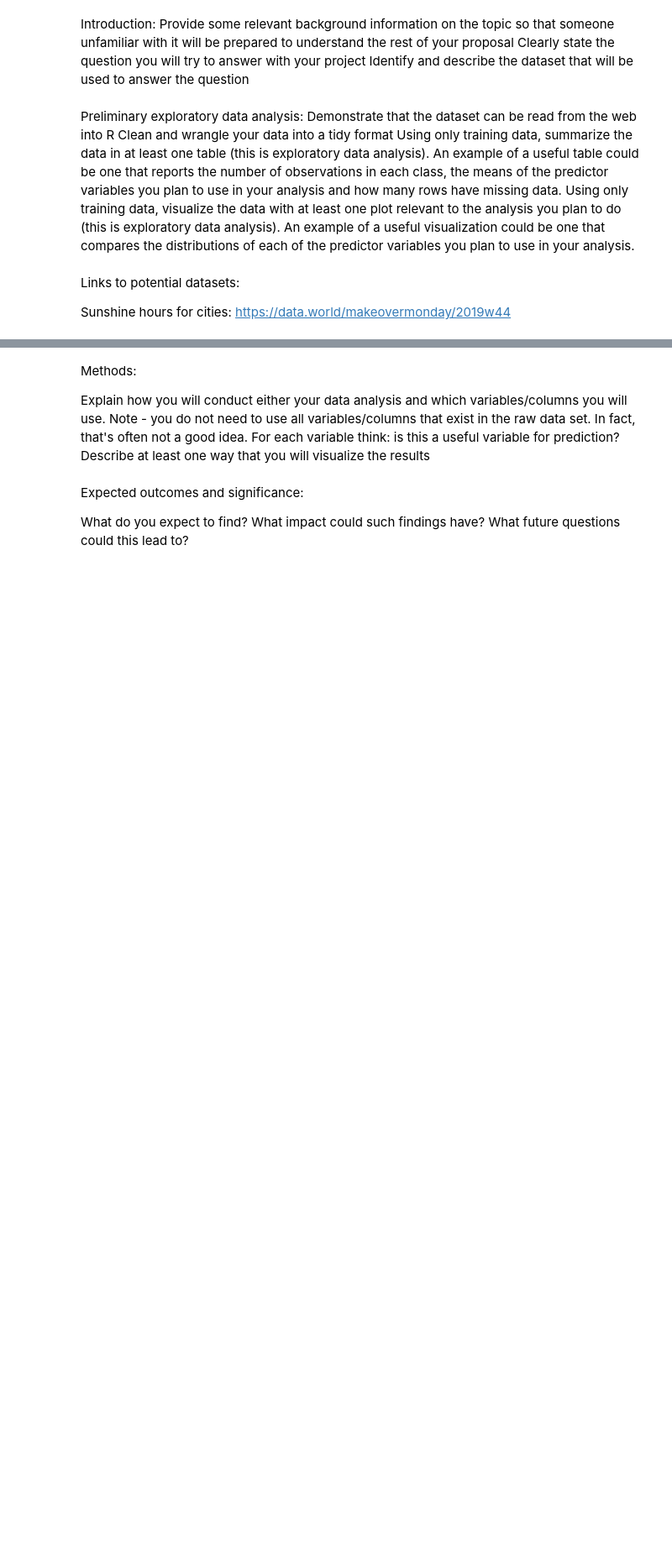
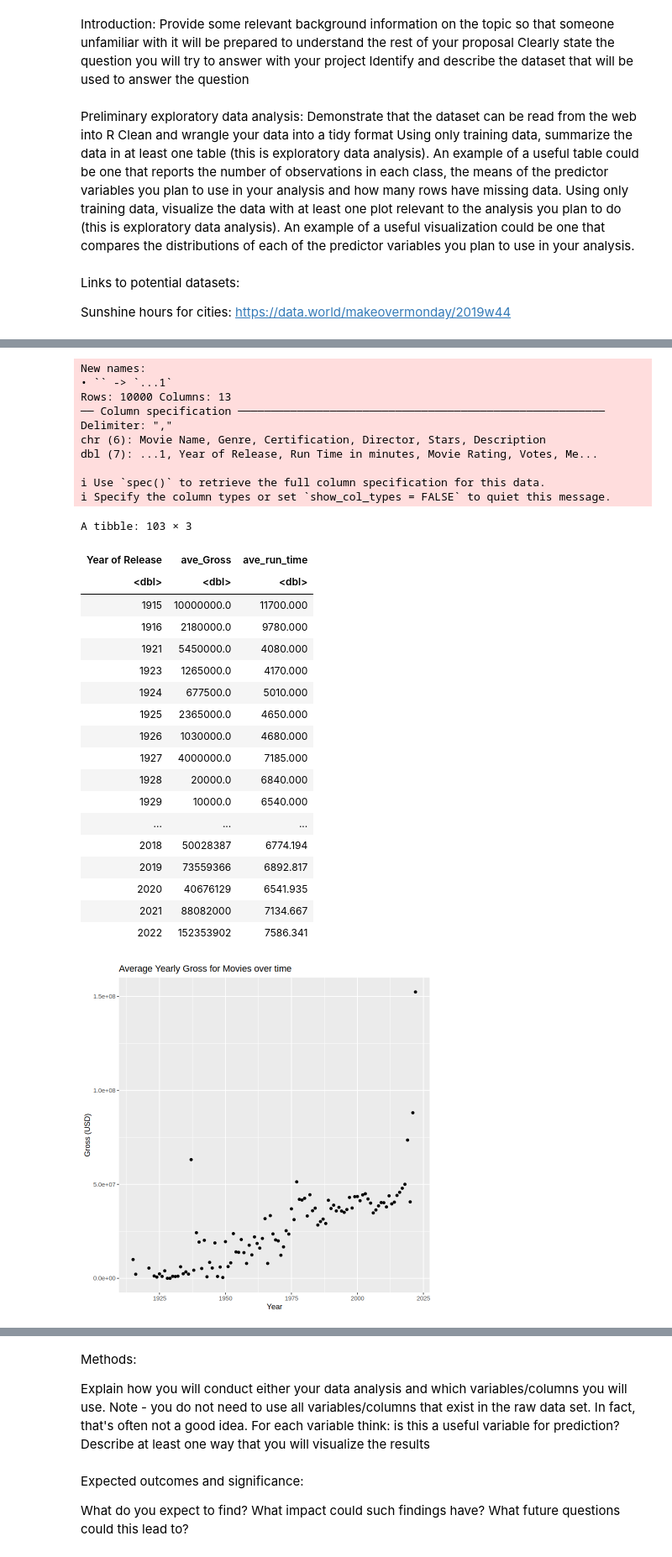
Before and after one commit to anh-dong/dsci-100-2023w1-group-33, a Jupyter notebook: Proposal.ipynb, the cells around one changed output, grey strips where cells are left out. Shown: that part at 84% size. Saved outputs shown, nothing was run; the diff lists cells and outputs as text; code cells hidden in the pictures; blank space fills up the shorter version.

Commit message:
New Dataset

```diff
--- a/Proposal.ipynb
+++ b/Proposal.ipynb
@@ -29,23 +46,56 @@ source("cleanup.R")
+# %%
+movies <- read_csv("data/Movies.csv")
+# Data from https://www.kaggle.com/datasets/ashpalsingh1525/imdb-movies-dataset
 # %%
-movies <- read_csv("data/Movies.csv") |>
+movies <- movies |>
     select(`Year of Release`, `Movie Rating`, Gross, `Run Time in minutes`) |>
     na.omit() |>
-    filter(`Year of Release` > 0 && `Movie Rating` > 0 && Gross > 0) |>
     group_by(`Year of Release`) |>
     summarize(ave_Gross = mean(Gross), ave_run_time = mean(`Run Time in minutes`)*60) |>
     arrange(`Year of Release`)
 movies
 movies_plot <- movies |>
     ggplot(aes(`Year of Release`, ave_Gross)) +
         geom_point() +
         xlab("Year") +
         ylab("Gross (USD)") +
         ggtitle("Average Yearly Gross for Movies over time")
 movies_plot
 movies_plot_2 <- movies |>
     ggplot(aes(`Year of Release`, ave_run_time)) +
         geom_point() +
         xlab("Year") +
         ylab("Runtime (hours)") +
         ggtitle("Movie Length for Movies over time")
 movies_plot_2
+# %% [output]
+New names:
+• `` -> `...1`
+Rows: 10000 Columns: 13
+── Column specification ────────────────────────────────────────────────────────
+Delimiter: ","
+chr (6): Movie Name, Genre, Certification, Director, Stars, Description
+dbl (7): ...1, Year of Release, Run Time in minutes, Movie Rating, Votes, Me...
+
+ℹ Use `spec()` to retrieve the full column specification for this data.
+ℹ Specify the column types or set `show_col_types = FALSE` to quiet this message.
+A tibble: 103 × 3
+| Year of Release | ave_Gross | ave_run_time |
+| <dbl> | <dbl> | <dbl> |
+| 1915 | 10000000.0 | 11700.000 |
+| 1916 | 2180000.0 | 9780.000 |
+| 1921 | 5450000.0 | 4080.000 |
+| 1923 | 1265000.0 | 4170.000 |
+| 1924 | 677500.0 | 5010.000 |
+| 1925 | 2365000.0 | 4650.000 |
+| 1926 | 1030000.0 | 4680.000 |
+| 1927 | 4000000.0 | 7185.000 |
+| 1928 | 20000.0 | 6840.000 |
+| 1929 | 10000.0 | 6540.000 |
+| ... | ... | ... |
+| 2018 | 50028387 | 6774.194 |
+| 2019 | 73559366 | 6892.817 |
+| 2020 | 40676129 | 6541.935 |
+| 2021 | 88082000 | 7134.667 |
+| 2022 | 152353902 | 7586.341 |
+[figure, added]
```
Also changed, not shown: parts of 2 cells of this notebook, 1 other file.
